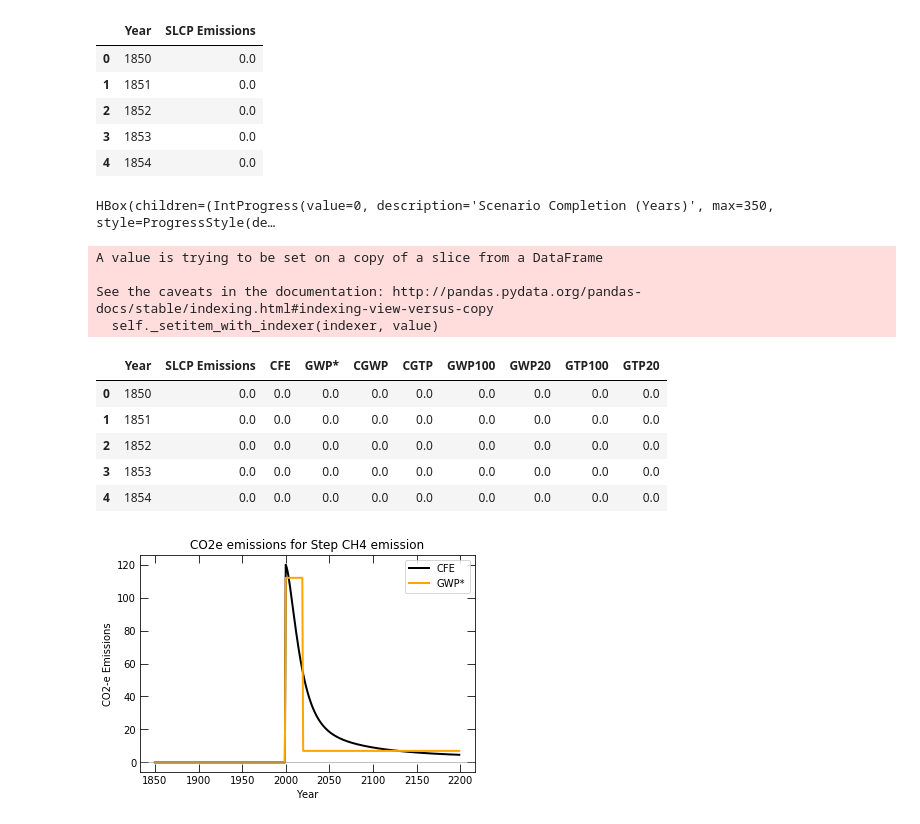
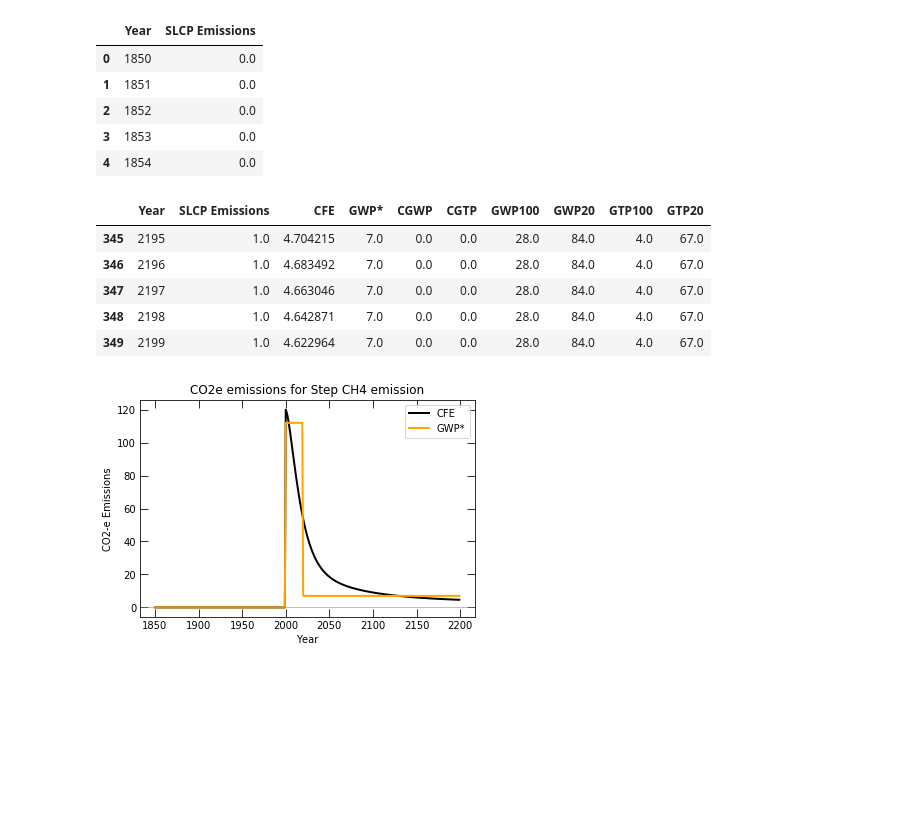
Before and after one commit to mosssmith/ClimatePhysicsMetricsProject, a Jupyter notebook: AddMetricEmissions/AddMetricEmissions Example Notebook.ipynb, the cells around one changed output. Drawn from its saved outputs; the diff is of its cells as text; code cells hidden in the pictures; blank space fills up the shorter version.

```diff
--- a/AddMetricEmissions/AddMetricEmissions Example Notebook.ipynb
+++ b/AddMetricEmissions/AddMetricEmissions Example Notebook.ipynb
@@ -34,20 +34,15 @@ SLCPTimeSeries.head()
 # %%
 # AddMetricEmissions used on the SLCPTimeSeries
 
-CH4StepTestEmissionsOutput = CO2efunctions.addMetricEmissions(SLCPTimeSeries)
-CH4StepTestEmissionsOutput.head()
+CH4StepTestEmissionsOutput = CO2efunctionsMatrix.addCH4MetricEmsColumns(SLCPTimeSeries)
+CH4StepTestEmissionsOutput.tail()
 # %% [output]
-HBox(children=(IntProgress(value=0, description='Scenario Completion (Years)', max=350, style=ProgressStyle(de…
-A value is trying to be set on a copy of a slice from a DataFrame
-
-See the caveats in the documentation: http://pandas.pydata.org/pandas-docs/stable/indexing.html#indexing-view-versus-copy
-  self._setitem_with_indexer(indexer, value)
 |  | Year | SLCP Emissions | CFE | GWP* | CGWP | CGTP | GWP100 | GWP20 | GTP100 | GTP20 |
-| 0 | 1850 | 0.0 | 0.0 | 0.0 | 0.0 | 0.0 | 0.0 | 0.0 | 0.0 | 0.0 |
-| 1 | 1851 | 0.0 | 0.0 | 0.0 | 0.0 | 0.0 | 0.0 | 0.0 | 0.0 | 0.0 |
-| 2 | 1852 | 0.0 | 0.0 | 0.0 | 0.0 | 0.0 | 0.0 | 0.0 | 0.0 | 0.0 |
-| 3 | 1853 | 0.0 | 0.0 | 0.0 | 0.0 | 0.0 | 0.0 | 0.0 | 0.0 | 0.0 |
-| 4 | 1854 | 0.0 | 0.0 | 0.0 | 0.0 | 0.0 | 0.0 | 0.0 | 0.0 | 0.0 |
+| 345 | 2195 | 1.0 | 4.704215 | 7.0 | 0.0 | 0.0 | 28.0 | 84.0 | 4.0 | 67.0 |
+| 346 | 2196 | 1.0 | 4.683492 | 7.0 | 0.0 | 0.0 | 28.0 | 84.0 | 4.0 | 67.0 |
+| 347 | 2197 | 1.0 | 4.663046 | 7.0 | 0.0 | 0.0 | 28.0 | 84.0 | 4.0 | 67.0 |
+| 348 | 2198 | 1.0 | 4.642871 | 7.0 | 0.0 | 0.0 | 28.0 | 84.0 | 4.0 | 67.0 |
+| 349 | 2199 | 1.0 | 4.622964 | 7.0 | 0.0 | 0.0 | 28.0 | 84.0 | 4.0 | 67.0 |
 # %%
 t = CH4StepTestEmissionsOutput['Year']
 s = CH4StepTestEmissionsOutput['CFE']
```
Also changed, not shown: parts of 12 cells of this notebook, 16 other files.
